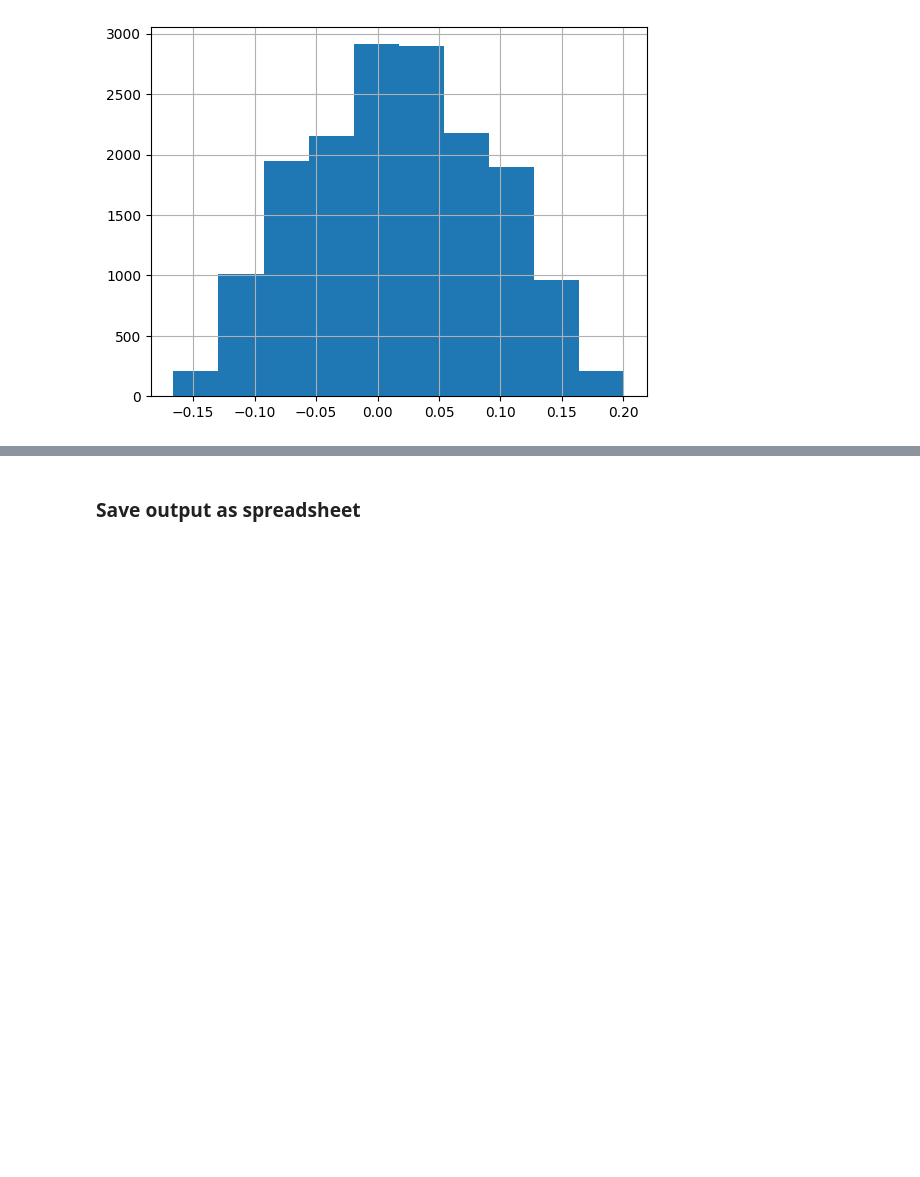
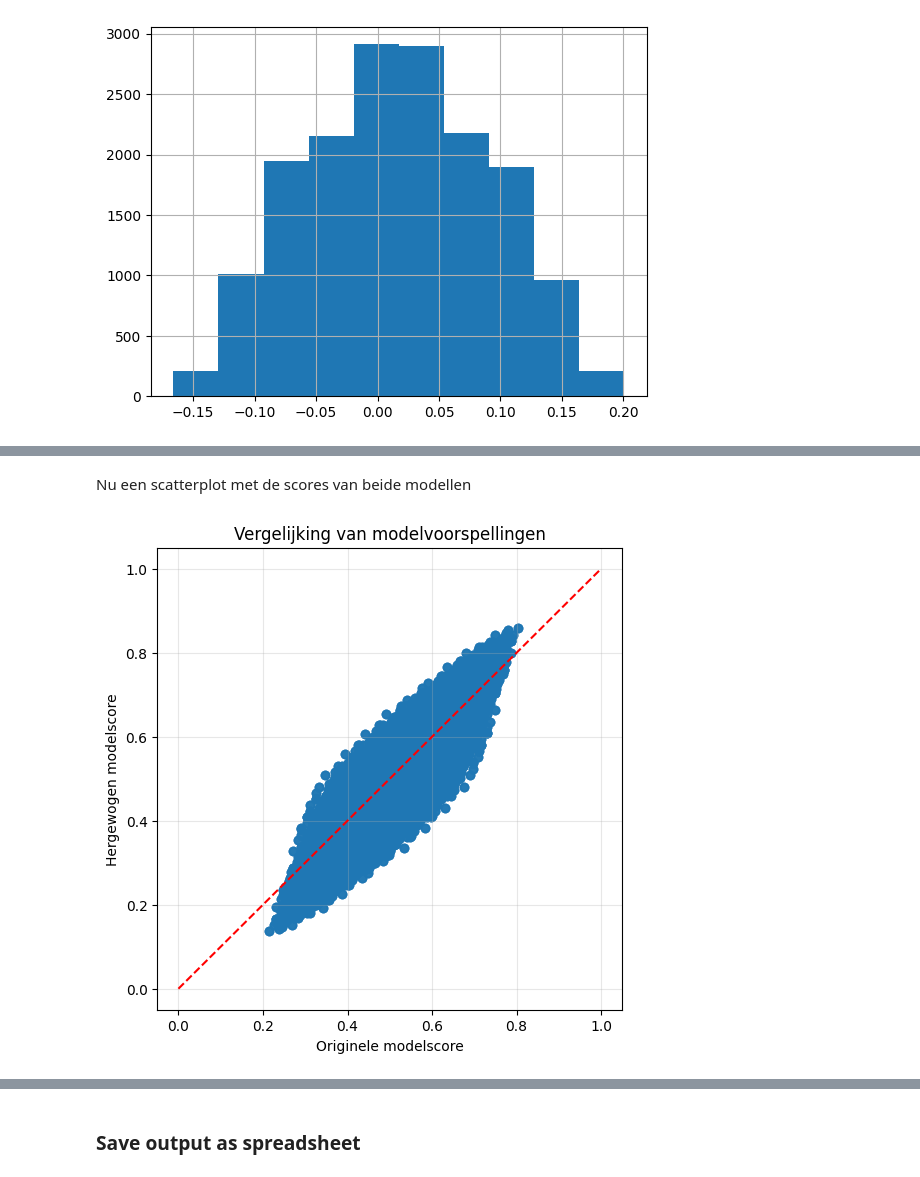
Before and after one commit to jetverbeek/AIF360, a Jupyter notebook: amsterdam/model/test_models.ipynb, the cells around one changed output, grey strips where cells are left out. Cells and saved outputs as stored; diff of their text form; code cells hidden in the pictures; blank space fills up the shorter version.

```diff
--- a/amsterdam/model/test_models.ipynb
+++ b/amsterdam/model/test_models.ipynb
@@ -181,0 +196,13 @@ df['score_difference'].hist()
+# %% [markdown]
+Nu een scatterplot met de scores van beide modellen
+# %%
+plt.figure(figsize=(6,6))
+plt.scatter(df['original_model_score'], df['reweighted_model_score'], alpha=0.6)
+plt.plot([0,1],[0,1], 'r--')  # lijn waarop beide modellen gelijk scoren
+plt.xlabel('Originele modelscore')
+plt.ylabel('Hergewogen modelscore')
+plt.title('Vergelijking van modelvoorspellingen')
+plt.grid(alpha=0.3)
+plt.show()
+# %% [output]
+[figure, added]
```
Also changed, not shown: parts of 7 cells of this notebook, 14 other files.
